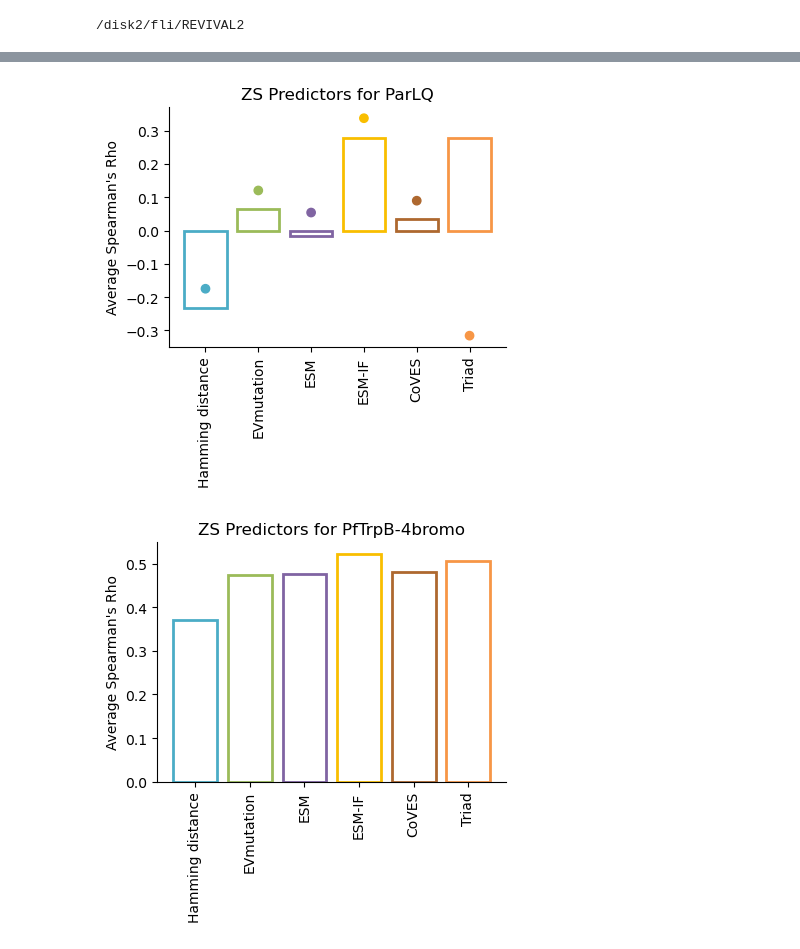
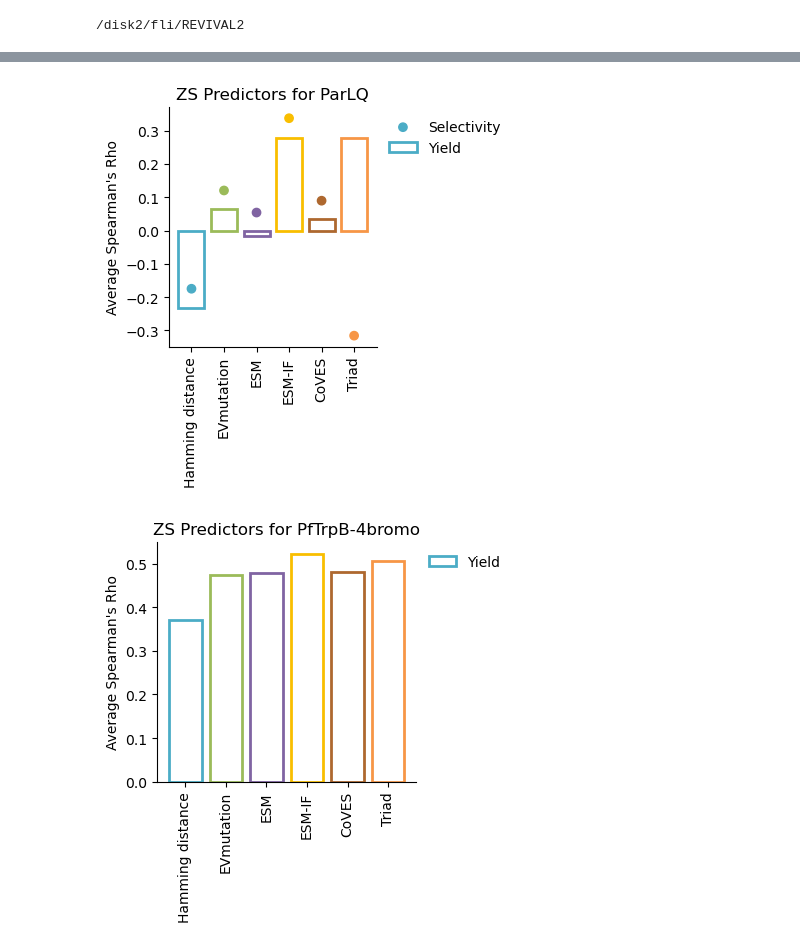
Before and after one commit to fhalab/substrate_aware_zs, a Jupyter notebook: sandbox/vis_zs.ipynb, the cells around one changed output, grey strips where cells are left out. Cells and saved outputs as stored; diff of their text form; code cells hidden in the pictures.

Commit message:
add ee yield legend

```diff
--- a/sandbox/vis_zs.ipynb
+++ b/sandbox/vis_zs.ipynb
@@ -76,9 +83,22 @@ for d in datasets:
         linewidth=2,
         facecolor='none',
         width=0.8,
-        error_kw={'ecolor': 'gray', 'capthick': 1}
+        error_kw={'ecolor': 'gray', 'capthick': 1},
+        label = "Yield"
 
     )
+
+    # add a line for average
+    # ax.axhline(y=sum(rho_values) / len(rho_values), color="gray", linestyle="solid", label = "Yield")
+
+    # add legend for average yield
+    # ax.legend(
+    #     ["Yield", "Average Yield"],
+    #     loc="upper left",
+    #     bbox_to_anchor=(1, 1),
+    #     frameon=False,
+    # )
+
     # make the font size smaller
 
     # Annotating p-values
@@ -89,33 +109,58 @@ for d in datasets:
     # overlay dots for selectivity
     if "selectivity" in df.columns:
         ax.scatter(
             range(len(ZS_OPTS)),
             selectivity_rho_values,
             color=[
                 FZL_PALETTES[c]
                 for c in ["blue", "green", "purple", "yellow", "brown", "orange"]
             ],
             zorder=10,
+            label = "Selectivity"
         )
+
+        # add a line for average
+        # ax.axhline(
+        #     y=sum(selectivity_rho_values) / len(selectivity_rho_values),
+        #     color="gray",
+        #     linestyle="dotted",
+        #     label = "Selectivity"
+        # )
+
+
+        # append legend for ee
+        # ax.legend(
+        #     ["Selectivity", "Average selectivity"],
+        #     loc="upper left",
+        #     bbox_to_anchor=(1, 1),
+        #     frameon=False,
+        # )
+
 
     # annotating the p-values for selectivity
     # for i, p_value in enumerate(selectivity_p_values):
     #     if p_value < 0.05:
     #         ax.text(i, max(selectivity_rho_values) * 1.05, "x", ha="center", color="gray")
 
-
     # Set the title and labels
     ax.set_title("ZS Predictors for " + lib)
+    # set legend location
+    ax.legend(
+        # ["Yield", "Selectivity"],
+        loc="upper left",
+        bbox_to_anchor=(1, 1),
+        frameon=False,
+    )
     ax.set_xticklabels(ZS_OPT_MAP.values(), rotation=90, ha="center")
     ax.set_ylabel("Average Spearman's Rho")
     ax.spines['top'].set_visible(False)
     ax.spines['right'].set_visible(False)
     ax.xaxis.grid(False)
     ax.yaxis.grid(False)  # Disable the y-axis grid lines
 
     plt.tight_layout(pad=.0, h_pad=-.0, w_pad=1.0)
     plt.show()
     plt.close(fig)
 # %% [output]
-[figure, old version]
+[figure, new version]
-[figure, old version]
+[figure, new version]
```
Also changed, not shown: parts of 2 cells of this notebook, 7 other files.
